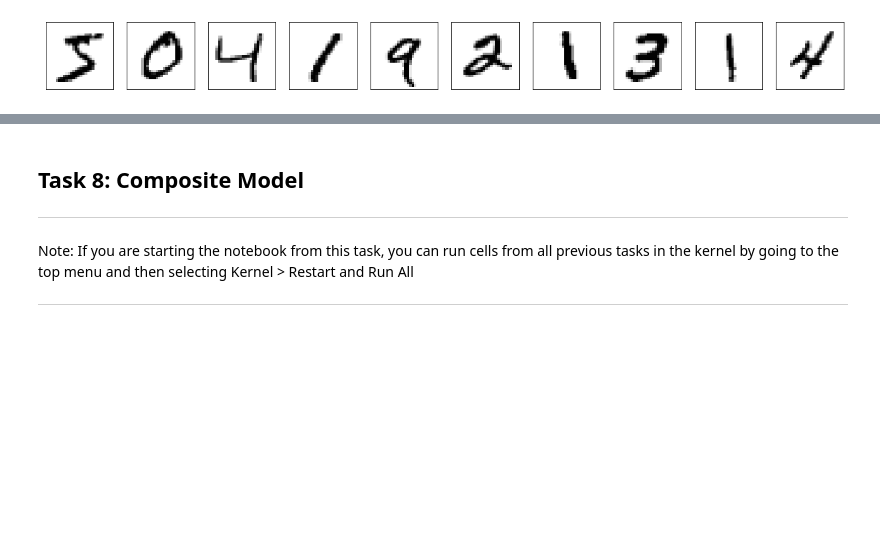
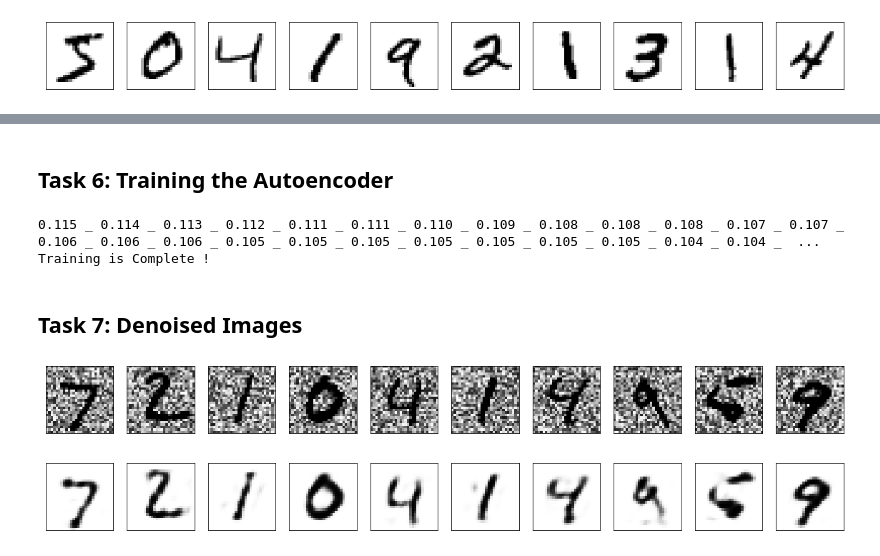
Before and after one commit to arun-kmr-singh/Image-Noise-Reduction-using-Autoencoders-in-Tensorflow, a Jupyter notebook: Implemetation Notebook.ipynb, the cells around one changed output, grey strips where cells are left out. Cells and saved outputs as stored; diff of their text form; code cells hidden in the pictures; blank space fills up the shorter version.

```diff
--- a/Implemetation Notebook.ipynb
+++ b/Implemetation Notebook.ipynb
@@ -134,5 +112,20 @@ ___
-# %% [markdown]
-## Task 8: Composite Model
-___
-Note: If you are starting the notebook from this task, you can run cells from all previous tasks in the kernel by going to the top menu and then selecting Kernel > Restart and Run All
-___
+# %% [markdown]
+## Task 6: Training the Autoencoder
+# %%
+autoencoder.fit(
+    x_train_noisy, x_train, epochs=100,
+    batch_size=512, validation_split = 0.2, verbose=False,
+    callbacks=[
+               EarlyStopping(monitor='val_loss',patience=5),
+               LambdaCallback(on_epoch_end=lambda e,l: print('{:.3f}'.format(l['val_loss']), end=' _ '))
+    ]
+)
+
+
+print(' _ ')
+print('Training is Complete !')
+# %% [output]
+0.115 _ 0.114 _ 0.113 _ 0.112 _ 0.111 _ 0.111 _ 0.110 _ 0.109 _ 0.108 _ 0.108 _ 0.108 _ 0.107 _ 0.107 _ 0.106 _ 0.106 _ 0.106 _ 0.105 _ 0.105 _ 0.105 _ 0.105 _ 0.105 _ 0.105 _ 0.105 _ 0.104 _ 0.104 _  ...
+Training is Complete !
+# %% [markdown]
+## Task 7: Denoised Images
@@ -138,0 +134,8 @@ ___
+# %%
+plot(x_test_noisy, None)
+# %% [output]
+[figure, added]
+# %%
+ plot(predictions, None)
+# %% [output]
+[figure, added]
```
Also changed, not shown: parts of 21 cells of this notebook.
